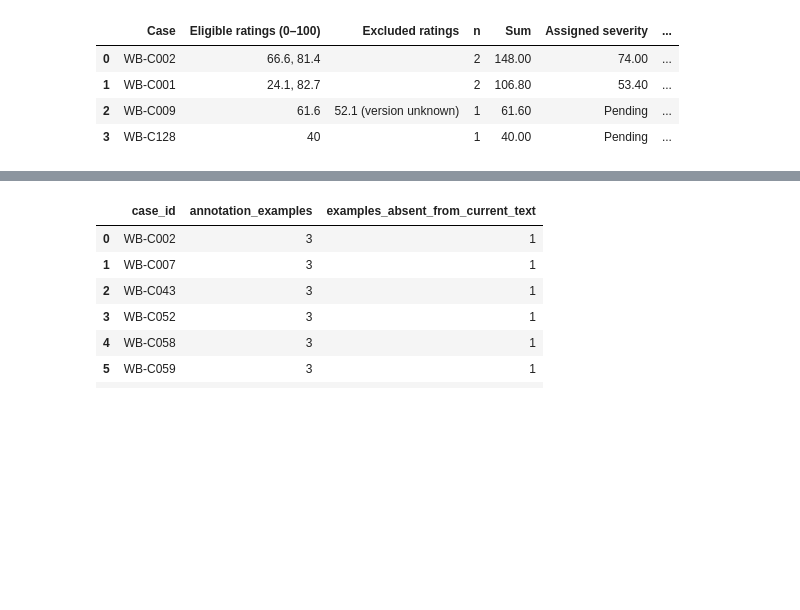
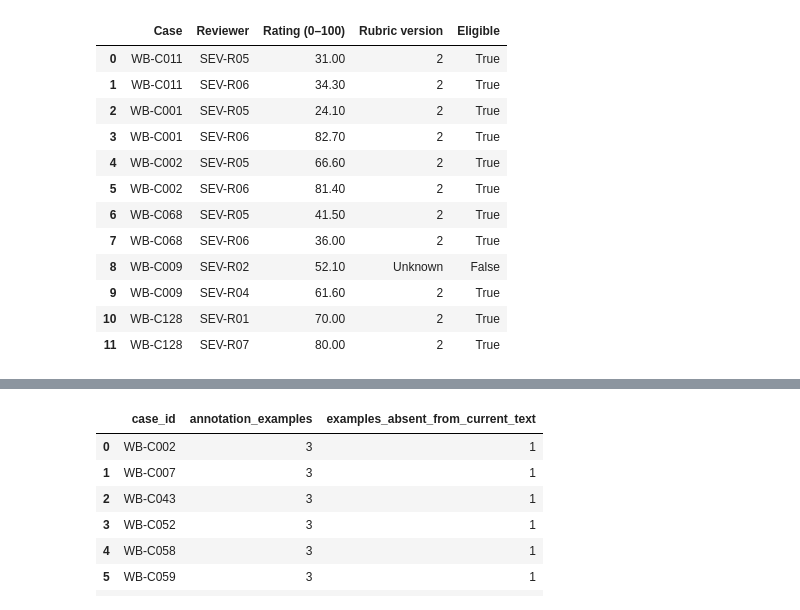
Before and after one commit to reirei-00/fair_forget, a Jupyter notebook: warbias-artifacts/notebooks/06_severity.ipynb, the cells around one changed output, grey strips where cells are left out. Saved outputs shown, nothing was run; the diff lists cells and outputs as text; code cells hidden in the pictures; blank space fills up the shorter version.

```diff
--- a/warbias-artifacts/notebooks/06_severity.ipynb
+++ b/warbias-artifacts/notebooks/06_severity.ipynb
@@ -241,75 +237,63 @@ export retains all individual ratings, including excluded unknown-version rating
 # %%
 case_decision_rows = severity_decisions(taxonomy_with_severity, protocol)
-worked_case_ids = ["WB-C002", "WB-C001", "WB-C009", "WB-C128"]
+worked_case_ids = ["WB-C011", "WB-C001", "WB-C002", "WB-C068", "WB-C009", "WB-C128"]
 decisions_by_case = {row["case_id"]: row for row in case_decision_rows}
 worked_decisions = [decisions_by_case[identity] for identity in worked_case_ids]
+example_cases = [taxonomy_by_case[identity] for identity in worked_case_ids]
+individual_rating_rows = [
+    {
+        "Case": case["public_case_id"],
+        "Reviewer": rating["rater_id"],
+        "Rating (0–100)": f"{100 * rating['score']:.2f}",
+        "Rubric version": "Unknown" if rating["scale_version"] is None else rating["scale_version"],
+        "Eligible": rating["scale_version"] == protocol["target_scale_version"],
+    }
+    for case in example_cases
+    for rating in case["severity_ratings"]
+]
+display(DataFrame(individual_rating_rows))
 display(
     DataFrame(
         [
             {
-                "Case": row["case_id"],
-                "Eligible ratings (0–100)": ", ".join(
-                    f"{value:g}" for value in row["eligible_scores_100"]
-                ),
-                "Excluded ratings": "; ".join(
-                    f"{rating['score_100']:g} (version "
-                    + (
-                        "unknown"
-                        if rating["scale_version"] is None
-                        else str(rating["scale_version"])
-                    )
-                    + ")"
-                    for rating in row["excluded_ratings"]
-                ),
-                "n": row["eligible_n"],
-                "Sum": f"{row['eligible_sum_100']:.2f}",
-                "Assigned severity": (
-                    "Pending" if row["severity_score"] is None else f"{row['severity_score']:.2f}"
-                ),
-                "Severity bracket": (
-                    bracket_for_score(row["severity_score"], brackets)["label"]
-                    if row["severity_score"] is not None
-                    else "Pending"
-                ),
-                "Rater gap": (
-                    "Not assessable"
-                    if row["rating_gap_100"] is None
-                    else f"{row['rating_gap_100']:.2f}"
-                ),
-                "Decision": row["severity_status"],
+                "Case": case["public_case_id"],
+                "Eligible ratings": case["severity_n"],
+                "Eligible sum": decisions_by_case[case["public_case_id"]]["eligible_sum_100"],
+                "severity_mean_score": case["severity_mean_score"]
+                if case["severity_mean_score"] is not None
+                else "Pending",
+                "severity_level": case["severity_level"]
+                if case["severity_level"] is not None
+                else "Pending",
+                "Level name": case["severity_bracket_label"] or "Pending",
+                "Rating gap": decisions_by_case[case["public_case_id"]]["rating_gap_100"],
+                "Status": case["severity_status"],
             }
-            for row in worked_decisions
-        ]
-    )
-)
-example_cases = [row for row in taxonomy_with_severity if row["public_case_id"] in worked_case_ids]
-display(
-    DataFrame(
-        [
-            {
-                "case_id": row["public_case_id"],
-                "rater_id": rating["rater_id"],
-                "score_100": 100 * rating["score"],
-                "scale_version": rating["scale_version"],
-            }
-            for row in example_cases
-            for rating in row["severity_ratings"]
+            for case in example_cases
         ]
     )
 )
 evidence_by_case = {row["case_id"]: row for row in case_evidence}
 display(
     DataFrame(
         [
-            {"case_id": identity, "rating_stimulus_uk": text}
+            {"case_id": identity, "rating_stimulus_uk": value}
             for identity in worked_case_ids
-            for text in evidence_by_case.get(identity, {}).get("examples_uk", [])
+            for value in evidence_by_case.get(identity, {}).get("examples_uk", [])
         ]
     )
 )
 # %% [output]
-|  | Case | Eligible ratings (0–100) | Excluded ratings | n | Sum | Assigned severity | ... |
-| 0 | WB-C002 | 66.6, 81.4 |  | 2 | 148.00 | 74.00 | ... |
-| 1 | WB-C001 | 24.1, 82.7 |  | 2 | 106.80 | 53.40 | ... |
-| 2 | WB-C009 | 61.6 | 52.1 (version unknown) | 1 | 61.60 | Pending | ... |
-| 3 | WB-C128 | 40 |  | 1 | 40.00 | Pending | ... |
+|  | Case | Reviewer | Rating (0–100) | Rubric version | Eligible |
+| 0 | WB-C011 | SEV-R05 | 31.00 | 2 | True |
+| 1 | WB-C011 | SEV-R06 | 34.30 | 2 | True |
+| 2 | WB-C001 | SEV-R05 | 24.10 | 2 | True |
+| 3 | WB-C001 | SEV-R06 | 82.70 | 2 | True |
+| 4 | WB-C002 | SEV-R05 | 66.60 | 2 | True |
+| 5 | WB-C002 | SEV-R06 | 81.40 | 2 | True |
+| 6 | WB-C068 | SEV-R05 | 41.50 | 2 | True |
+| 7 | WB-C068 | SEV-R06 | 36.00 | 2 | True |
+| 8 | WB-C009 | SEV-R02 | 52.10 | Unknown | False |
+| 9 | WB-C009 | SEV-R04 | 61.60 | 2 | True |
+| 10 | WB-C128 | SEV-R01 | 70.00 | 2 | True |
+| 11 | WB-C128 | SEV-R07 | 80.00 | 2 | True |
```
Also changed, not shown: parts of 24 cells of this notebook, 28 other files.
